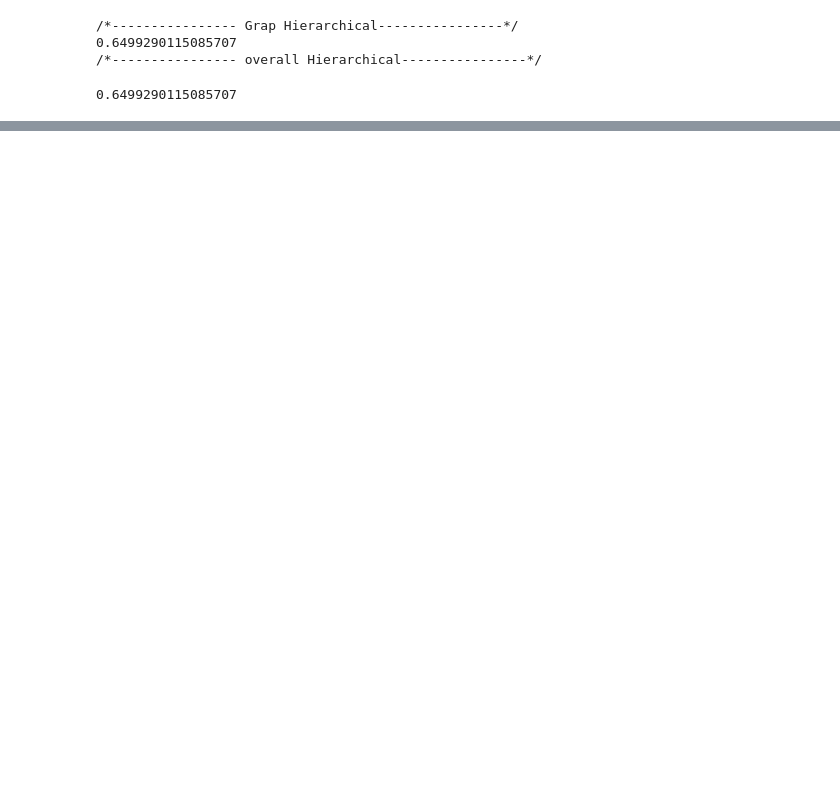
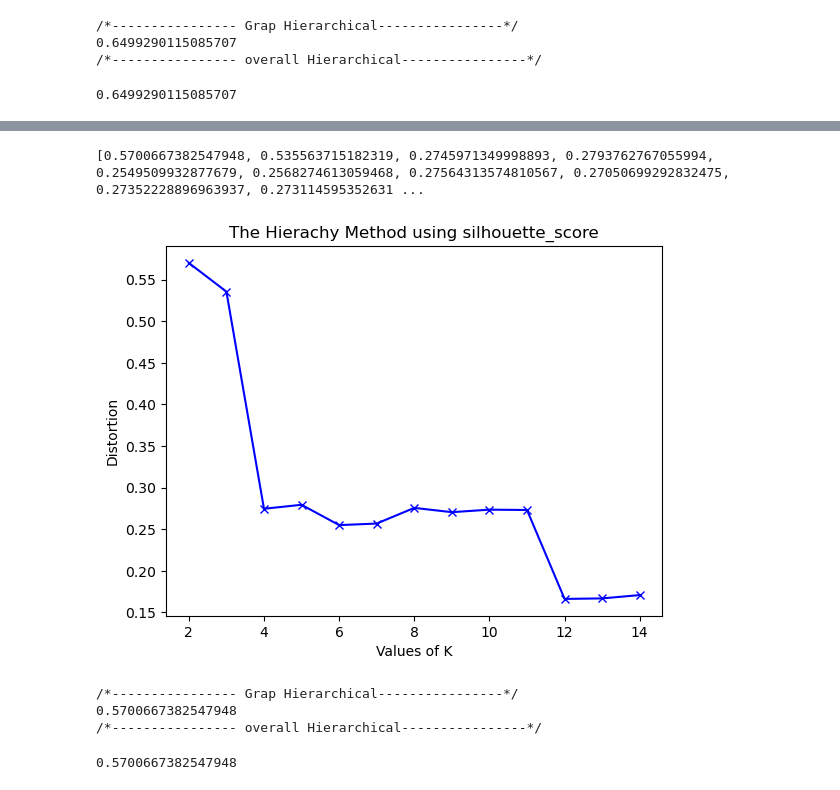
Before and after one commit to IgorLunaDetoni/archive, a Jupyter notebook: credit.ipynb, the cells around one changed output, grey strips where cells are left out. Drawn from its saved outputs; the diff is of its cells as text; code cells hidden in the pictures; blank space fills up the shorter version.

```diff
--- a/credit.ipynb
+++ b/credit.ipynb
@@ -202,0 +257,18 @@ print(silhouette_score(df_scale.iloc[:,:-4], df_scale["assignments"]))
+# %%
+hierachy_plot(df.iloc[:,:-1], 15)
+# %% [output]
+[0.5700667382547948, 0.535563715182319, 0.2745971349998893, 0.2793762767055994, 0.2549509932877679, 0.2568274613059468, 0.27564313574810567, 0.27050699292832475, 0.27352228896963937, 0.273114595352631 ...
+[figure, added]
+# %%
+hac = AgglomerativeClustering(n_clusters= 2).fit(df.iloc[:,:-1])
+df["hac"] = hac.labels_
+print('/*---------------- Grap Hierarchical----------------*/')
+db_clustered = df.loc[(df.hac >= 0)]
+print(silhouette_score(db_clustered.iloc[:,:-2], db_clustered["hac"]))
+print('/*---------------- overall Hierarchical----------------*/')
+silhouette_score(df.iloc[:,:-2], df["hac"])
+# %% [output]
+/*---------------- Grap Hierarchical----------------*/
+0.5700667382547948
+/*---------------- overall Hierarchical----------------*/
+0.5700667382547948
```
Also changed, not shown: parts of 10 cells of this notebook.
